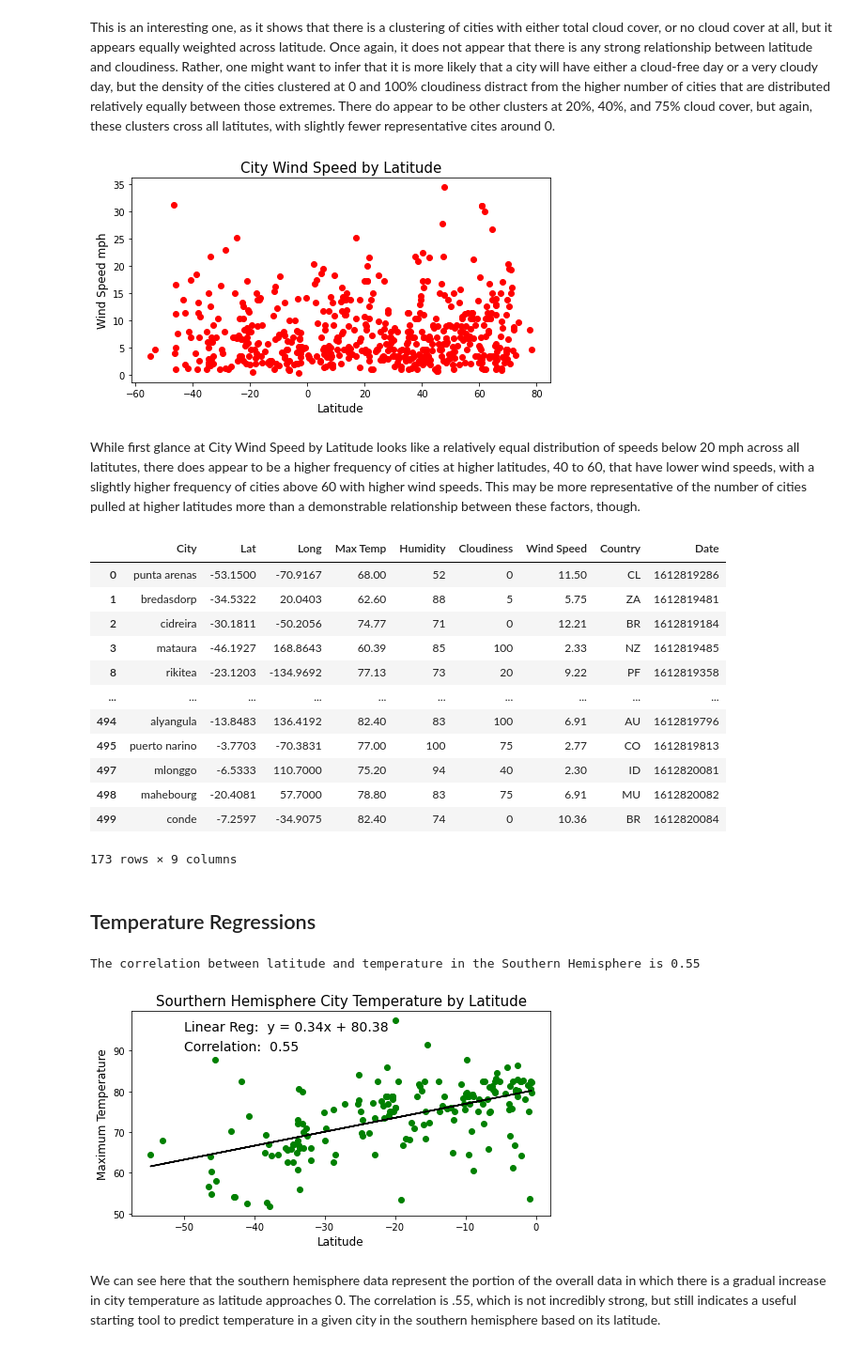
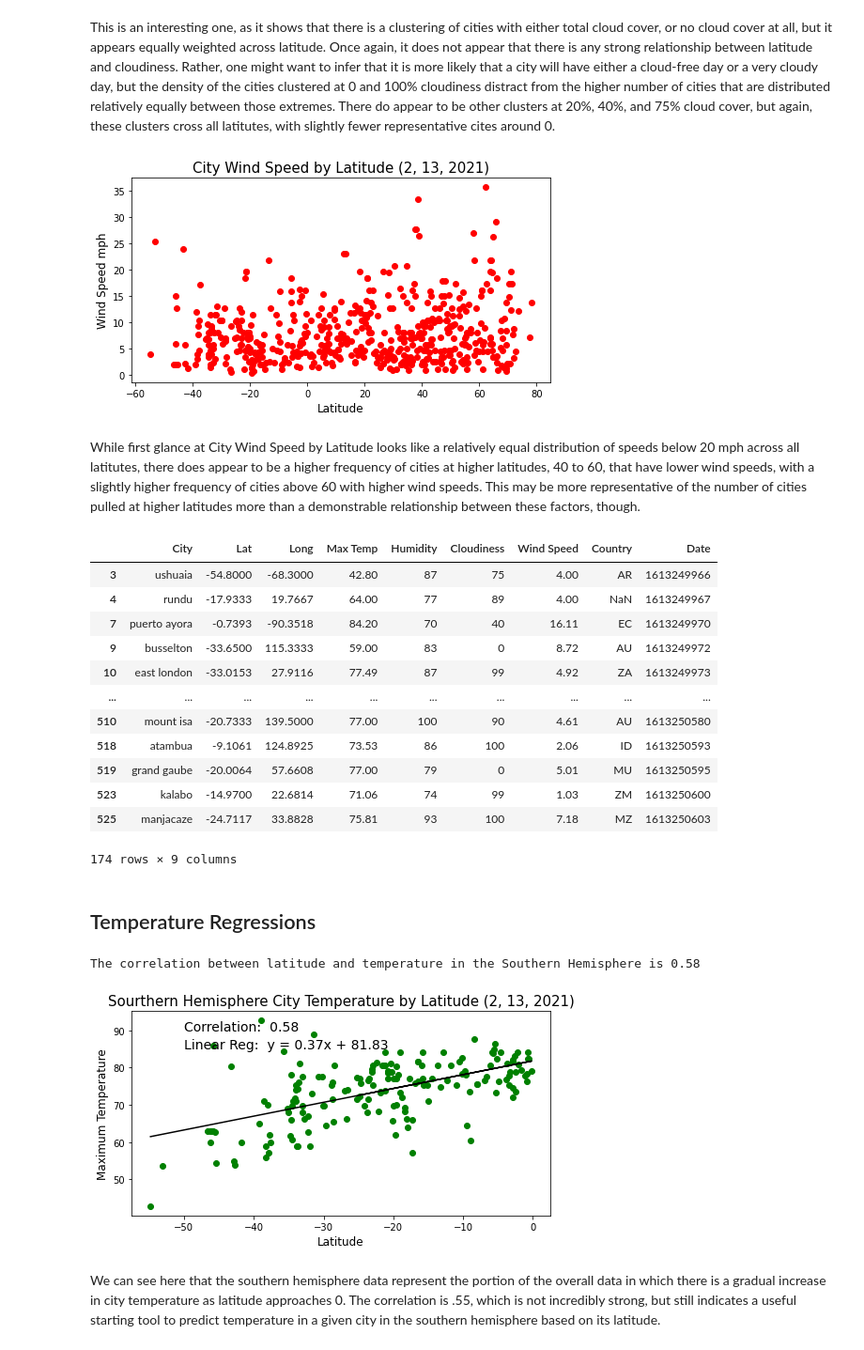
Before and after one commit to mel-c-lowe/Python-API-Challenge, a Jupyter notebook: WeatherPy/WeatherPy.ipynb, the cells around one changed output. Shown at 94% size. Drawn from its saved outputs; the diff is of its cells as text; code cells hidden in the pictures.

Commit message:
Updated WeatherPy and noted date data was drawn. Refreshed Feb 13

```diff
--- a/WeatherPy/WeatherPy.ipynb
+++ b/WeatherPy/WeatherPy.ipynb
@@ -214,0 +199,4 @@ weather_data_2
+# %%
+# Lean charts on csv to avoid rerunning everything to fix small things
+weather_data_2 = pd.read_csv("City_Weather_data.csv")
+weather_data_2
@@ -275,12 +290,12 @@ plt.figure(figsize=(8, 4))
 plt.scatter(x, wind_y, color="red")
 plt.ylabel("Wind Speed mph", fontsize=12)
 plt.xlabel("Latitude", fontsize=12)
-plt.title("City Wind Speed by Latitude", fontsize=15)
+plt.title(f"City Wind Speed by Latitude {month, day, year}", fontsize=15)
 # plt.show()
 
 plt.savefig("Images/total_wind.png")
 # %% [output]
-[figure, old version]
+[figure, new version]
 # %% [markdown]
 While first glance at City Wind Speed by Latitude looks like a relatively equal distribution of speeds below 20 mph across all latitutes, there does appear to be a higher frequency of cities at higher latitudes, 40 to 60, that have lower wind speeds, with a slightly higher frequency of cities above 60 with higher wind speeds.  This may be more representative of the number of cities pulled at higher latitudes more than a demonstrable relationship between these factors, though.
 # %%
@@ -292,18 +307,18 @@ southern_weather = weather_data_2.loc[weather_data_2["Lat"] <= 0]
 southern_weather
 # %% [output]
 |  | City | Lat | Long | Max Temp | Humidity | Cloudiness | Wind Speed | Country | Date |
-| 0 | punta arenas | -53.1500 | -70.9167 | 68.00 | 52 | 0 | 11.50 | CL | 1612819286 |
-| 1 | bredasdorp | -34.5322 | 20.0403 | 62.60 | 88 | 5 | 5.75 | ZA | 1612819481 |
-| 2 | cidreira | -30.1811 | -50.2056 | 74.77 | 71 | 0 | 12.21 | BR | 1612819184 |
-| 3 | mataura | -46.1927 | 168.8643 | 60.39 | 85 | 100 | 2.33 | NZ | 1612819485 |
-| 8 | rikitea | -23.1203 | -134.9692 | 77.13 | 73 | 20 | 9.22 | PF | 1612819358 |
+| 3 | ushuaia | -54.8000 | -68.3000 | 42.80 | 87 | 75 | 4.00 | AR | 1613249966 |
+| 4 | rundu | -17.9333 | 19.7667 | 64.00 | 77 | 89 | 4.00 | NaN | 1613249967 |
+| 7 | puerto ayora | -0.7393 | -90.3518 | 84.20 | 70 | 40 | 16.11 | EC | 1613249970 |
+| 9 | busselton | -33.6500 | 115.3333 | 59.00 | 83 | 0 | 8.72 | AU | 1613249972 |
+| 10 | east london | -33.0153 | 27.9116 | 77.49 | 87 | 99 | 4.92 | ZA | 1613249973 |
 | ... | ... | ... | ... | ... | ... | ... | ... | ... | ... |
-| 494 | alyangula | -13.8483 | 136.4192 | 82.40 | 83 | 100 | 6.91 | AU | 1612819796 |
-| 495 | puerto narino | -3.7703 | -70.3831 | 77.00 | 100 | 75 | 2.77 | CO | 1612819813 |
-| 497 | mlonggo | -6.5333 | 110.7000 | 75.20 | 94 | 40 | 2.30 | ID | 1612820081 |
-| 498 | mahebourg | -20.4081 | 57.7000 | 78.80 | 83 | 75 | 6.91 | MU | 1612820082 |
-| 499 | conde | -7.2597 | -34.9075 | 82.40 | 74 | 0 | 10.36 | BR | 1612820084 |
+| 510 | mount isa | -20.7333 | 139.5000 | 77.00 | 100 | 90 | 4.61 | AU | 1613250580 |
+| 518 | atambua | -9.1061 | 124.8925 | 73.53 | 86 | 100 | 2.06 | ID | 1613250593 |
+| 519 | grand gaube | -20.0064 | 57.6608 | 77.00 | 79 | 0 | 5.01 | MU | 1613250595 |
+| 523 | kalabo | -14.9700 | 22.6814 | 71.06 | 74 | 99 | 1.03 | ZM | 1613250600 |
+| 525 | manjacaze | -24.7117 | 33.8828 | 75.81 | 93 | 100 | 7.18 | MZ | 1613250603 |
-173 rows × 9 columns
+174 rows × 9 columns
 # %% [markdown]
 ## Temperature Regressions
 # %%
@@ -311,37 +326,37 @@ southern_weather
 
 # Southern Temp vs Latitude
 south_x = southern_weather["Lat"]
 south_temp = southern_weather["Max Temp"]
 
 plt.figure(figsize=(8, 4))
 
 plt.scatter(south_x, south_temp, color="green")
 
 # Calculate the line of best fit and plot on the graph
 (slope, intercept, rvalue, pvalue, stderr) = linregress(south_x, south_temp)
 regress_values = south_x * slope + intercept
 line_eq = "y = " + str(round(slope,2)) + "x + " + str(round(intercept,2))
 
 # Place the line on the graph and annotate
 correlation = st.pearsonr(south_x, south_temp)
 # Why is this showing so weirdly?
 print(f"The correlation between latitude and temperature in the Southern Hemisphere is {round(correlation[0],2)}")
 
 plt.plot(south_x, regress_values, "k-")
 plt.annotate(f'Correlation:  {round(rvalue, 2)}', (-50,90), fontsize=14, color="black")
-plt.annotate(f'Linear Reg:  {line_eq}', (-50,95), fontsize=14, color="black")
+plt.annotate(f'Linear Reg:  {line_eq}', (-50,85), fontsize=14, color="black")
 # plt.annotate(line_eq,(-40,285),fontsize=15,color="green")
 
 plt.ylabel("Maximum Temperature", fontsize=12)
 plt.xlabel("Latitude", fontsize=12)
-plt.title("Sourthern Hemisphere City Temperature by Latitude", fontsize=15)
+plt.title(f"Sourthern Hemisphere City Temperature by Latitude {month, day, year}", fontsize=15)
 plt.tight_layout
 
 # plt.show()
 plt.savefig("Images/southern_temp.png")
 # %% [output]
-The correlation between latitude and temperature in the Southern Hemisphere is 0.55
+The correlation between latitude and temperature in the Southern Hemisphere is 0.58
-[figure, old version]
+[figure, new version]
 # %% [markdown]
 We can see here that the southern hemisphere data represent the portion of the overall data in which there is a gradual increase in city temperature as latitude approaches 0.  The correlation is .55, which is not incredibly strong, but still indicates a useful starting tool to predict temperature in a given city in the southern hemisphere based on its latitude.
 # %%
```
Also changed, not shown: parts of 20 cells of this notebook, 13 other files.
